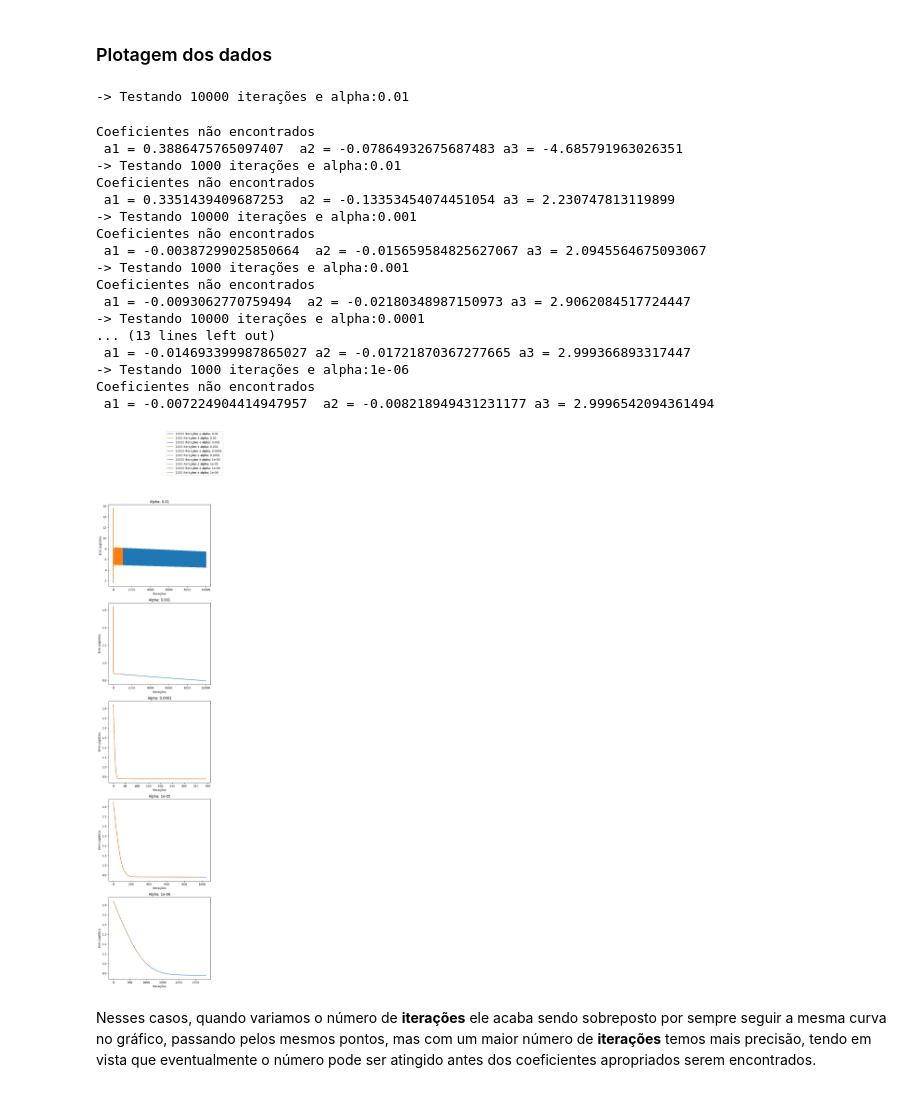
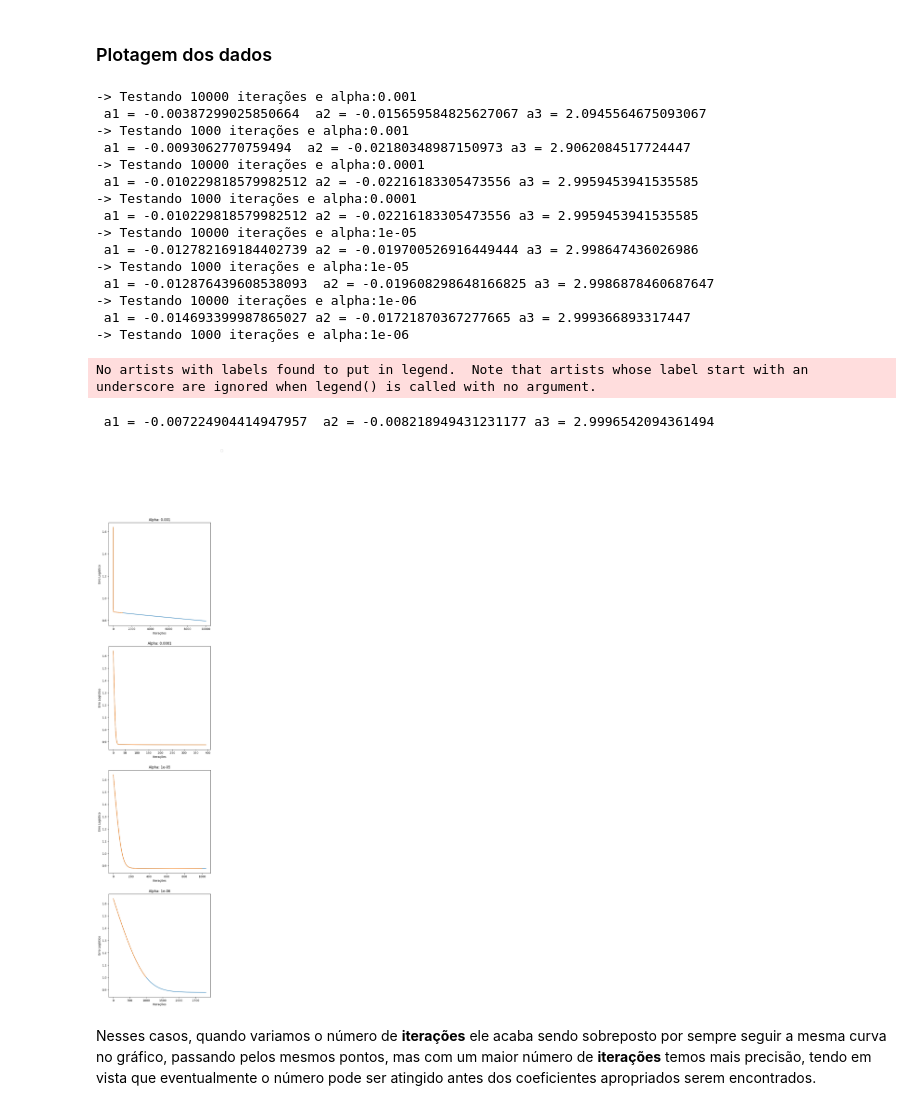
Before and after one commit to Dantae-Jekins/comp_cient., a Jupyter notebook: ep02/gradient_descentTestes.ipynb, the cells around one changed output. Cells and saved outputs as stored; diff of their text form; code cells hidden in the pictures.

```diff
--- a/ep02/gradient_descentTestes.ipynb
+++ b/ep02/gradient_descentTestes.ipynb
@@ -148,49 +146,51 @@ def plotDataEstimada(data, label_x, label_y, label_pos, label_neg, axes=None):
     axes.legend(frameon= True, fancybox = True);
 # %%
 iteracoes = [10000,1000]
-alpha = [0.01,0.001,0.0001,0.00001,1e-6]
+alpha = [1e-3,1e-4,1e-5,1e-6]
 fig, graph = plt.subplots(len(alpha));
 gidx = 0
 for i in alpha:
+    graph[gidx].set_title("Alpha: "+str(i))
+    graph[gidx].set_xlabel(" Iterações ");
+    graph[gidx].set_ylabel(" Erro Logístico ");
+
     for j in iteracoes:
         x1 = notas.nota_1;
         x2 = notas.nota_2;
         y = notas.resultado;
 
         print("-> Testando "+str(j)+" iterações e alpha:"+str(i))
         a, b, c, erros, cnt, a1_list, a2_list = classificador(y, x1, x2,alpha=i,iters=j);
         index = np.arange(cnt);
-        graph[gidx].plot(index, erros, label=str(j)+" iterações e alpha: "+str(i));
-        graph[gidx].set_xlabel(" Iterações ");
-        graph[gidx].set_ylabel(" Erro Logístico ");
-        graph[gidx].set_title("Alpha: "+str(i))
+        graph[gidx].plot(index, erros);
+
+
     gidx=gidx+1
 
 #graph.set_xlim(0,10000)
 #graph.set_ylim(0,5)
 fig.legend()
 fig.set_figheight(30)
 fig.show();
 # %% [output]
--> Testando 10000 iterações e alpha:0.01
+-> Testando 10000 iterações e alpha:0.001
+ a1 = -0.00387299025850664  a2 = -0.015659584825627067 a3 = 2.0945564675093067
+-> Testando 1000 iterações e alpha:0.001
+ a1 = -0.0093062770759494  a2 = -0.02180348987150973 a3 = 2.9062084517724447
+-> Testando 10000 iterações e alpha:0.0001
+ a1 = -0.010229818579982512 a2 = -0.02216183305473556 a3 = 2.9959453941535585
+-> Testando 1000 iterações e alpha:0.0001
+ a1 = -0.010229818579982512 a2 = -0.02216183305473556 a3 = 2.9959453941535585
+-> Testando 10000 iterações e alpha:1e-05
+ a1 = -0.012782169184402739 a2 = -0.019700526916449444 a3 = 2.998647436026986
+-> Testando 1000 iterações e alpha:1e-05
+ a1 = -0.012876439608538093  a2 = -0.019608298648166825 a3 = 2.9986878460687647
+-> Testando 10000 iterações e alpha:1e-06
+ a1 = -0.014693399987865027 a2 = -0.01721870367277665 a3 = 2.999366893317447
+-> Testando 1000 iterações e alpha:1e-06
-Coeficientes não encontrados
- a1 = 0.3886475765097407  a2 = -0.07864932675687483 a3 = -4.685791963026351
--> Testando 1000 iterações e alpha:0.01
-Coeficientes não encontrados
- a1 = 0.3351439409687253  a2 = -0.13353454074451054 a3 = 2.230747813119899
--> Testando 10000 iterações e alpha:0.001
-Coeficientes não encontrados
- a1 = -0.00387299025850664  a2 = -0.015659584825627067 a3 = 2.0945564675093067
--> Testando 1000 iterações e alpha:0.001
-Coeficientes não encontrados
- a1 = -0.0093062770759494  a2 = -0.02180348987150973 a3 = 2.9062084517724447
--> Testando 10000 iterações e alpha:0.0001
-... (13 lines left out)
- a1 = -0.014693399987865027 a2 = -0.01721870367277665 a3 = 2.999366893317447
--> Testando 1000 iterações e alpha:1e-06
-Coeficientes não encontrados
- a1 = -0.007224904414947957  a2 = -0.008218949431231177 a3 = 2.9996542094361494
+No artists with labels found to put in legend.  Note that artists whose label start with an underscore are ignored when legend() is called with no argument.
+ a1 = -0.007224904414947957  a2 = -0.008218949431231177 a3 = 2.9996542094361494
-[figure, old version]
+[figure, new version]
 # %% [markdown]
 Nesses casos, quando variamos o número de **iterações** ele acaba sendo sobreposto por sempre seguir a mesma curva no gráfico, passando pelos mesmos pontos, mas com um maior número de **iterações** temos mais precisão, tendo em vista que eventualmente o número pode ser atingido antes dos coeficientes apropriados serem encontrados.
 # %%
```
Also changed, not shown: parts of 3 cells of this notebook, 3 other files.
